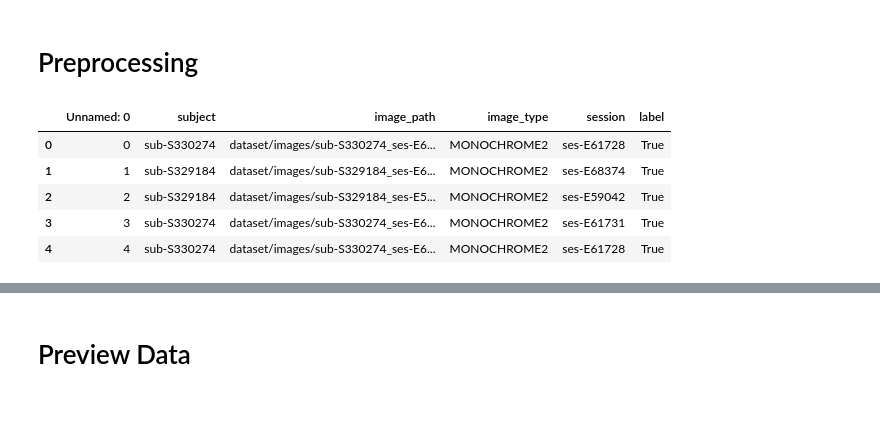
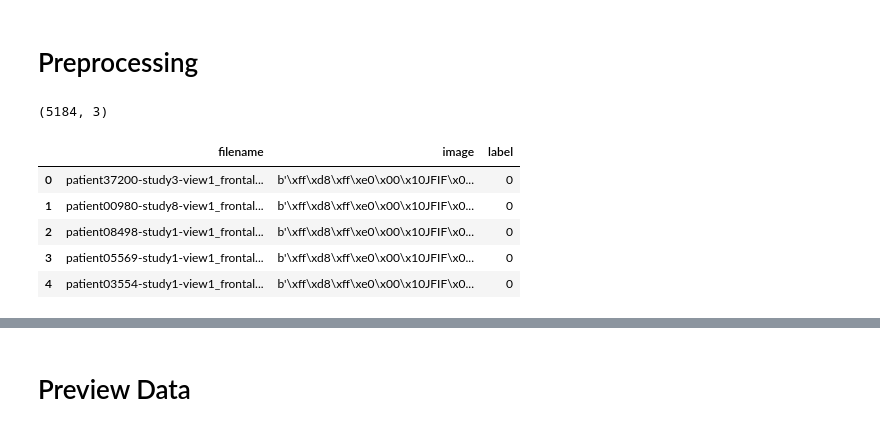
Before and after one commit to safarzadehsbeengood/cpsc483-project, a Jupyter notebook: project.ipynb, the cells around one changed output, grey strips where cells are left out. Cells and saved outputs as stored; diff of their text form; code cells hidden in the pictures.

```diff
--- a/project.ipynb
+++ b/project.ipynb
@@ -23,13 +17,14 @@ IMAGE_TYPE_IDENTIFIER = '00280004'
 # %% [markdown]
 # Preprocessing
 # %%
-df = pd.read_csv("dataset/data.csv")
-df['image_path'] = df['image_path'].apply(lambda x: "dataset/"+x)
+df = pd.read_parquet("data.parquet").sample(frac=1).reset_index(drop=True)
+print(df.shape)
 df.head()
 # %% [output]
+(5184, 3)
-|  | Unnamed: 0 | subject | image_path | image_type | session | label |
-| 0 | 0 | sub-S330274 | dataset/images/sub-S330274_ses-E6... | MONOCHROME2 | ses-E61728 | True |
-| 1 | 1 | sub-S329184 | dataset/images/sub-S329184_ses-E6... | MONOCHROME2 | ses-E68374 | True |
-| 2 | 2 | sub-S329184 | dataset/images/sub-S329184_ses-E5... | MONOCHROME2 | ses-E59042 | True |
-| 3 | 3 | sub-S330274 | dataset/images/sub-S330274_ses-E6... | MONOCHROME2 | ses-E61731 | True |
-| 4 | 4 | sub-S330274 | dataset/images/sub-S330274_ses-E6... | MONOCHROME2 | ses-E61728 | True |
+|  | filename | image | label |
+| 0 | patient37200-study3-view1_frontal... | b'\xff\xd8\xff\xe0\x00\x10JFIF\x0... | 0 |
+| 1 | patient00980-study8-view1_frontal... | b'\xff\xd8\xff\xe0\x00\x10JFIF\x0... | 0 |
+| 2 | patient08498-study1-view1_frontal... | b'\xff\xd8\xff\xe0\x00\x10JFIF\x0... | 0 |
+| 3 | patient05569-study1-view1_frontal... | b'\xff\xd8\xff\xe0\x00\x10JFIF\x0... | 0 |
+| 4 | patient03554-study1-view1_frontal... | b'\xff\xd8\xff\xe0\x00\x10JFIF\x0... | 0 |
```
Also changed, not shown: parts of 19 cells of this notebook, 6 other files.
